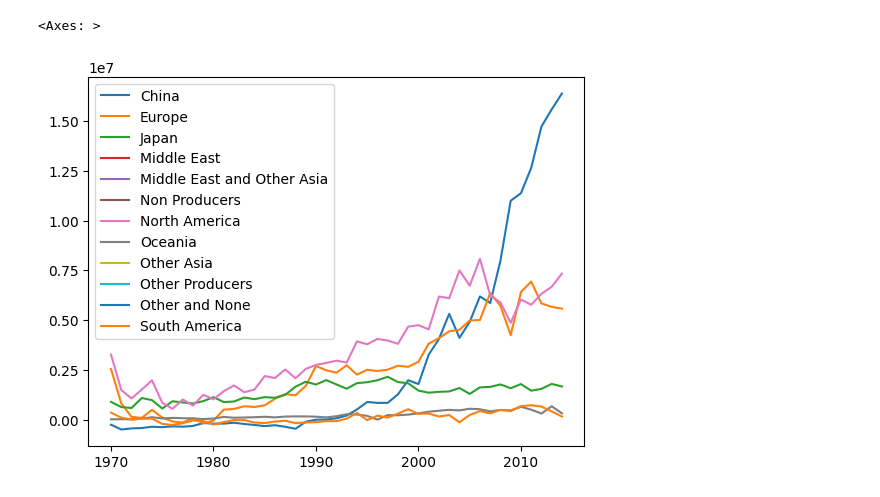
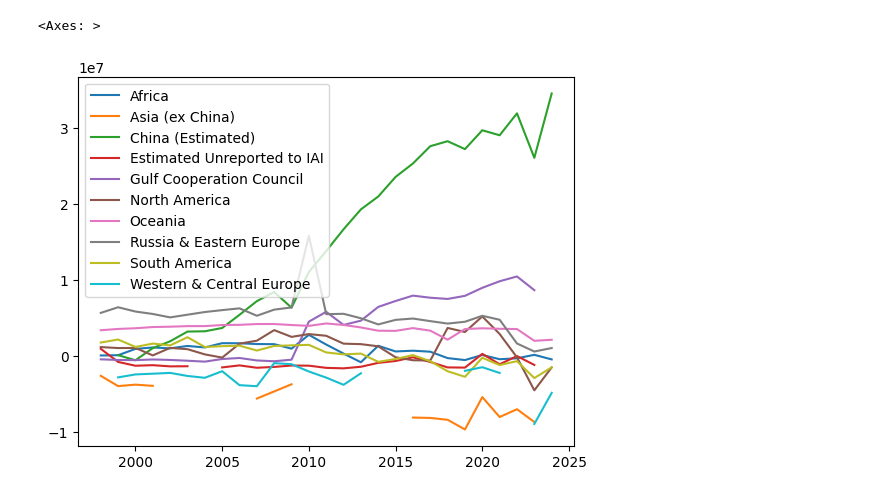
Before and after one commit to imagepbl/image-materials, a Jupyter notebook: imagematerials/rest_of/aluminium.ipynb, the cells around one changed output. Drawn from its saved outputs; the diff is of its cells as text; code cells hidden in the pictures.

```diff
--- a/imagematerials/rest_of/aluminium.ipynb
+++ b/imagematerials/rest_of/aluminium.ipynb
@@ -22,17 +22,17 @@ aluminium_regions = {
 # %%
 # Aluminium
 aluminium = ResourceModel(resource_group = 'metals', resource = 'aluminium',
-                       image_mat_available = True, start_year = 1970, end_year = 2014)
+                       image_mat_available = True, start_year = 1998, end_year = 2024)
 
 aluminium.data_grouped_regions(regions_grouping = aluminium_regions)
 # %%
-aluminium.sum_IMAGE_drivers_regions(ALUMINIUM_TO_IMAGE)
+aluminium.sum_IMAGE_drivers_regions(IAI_TO_IMAGE_CLASSES)
 aluminium.match_MAT_data_to_regions_year(match_external_regions=True)
 aluminium.calculate_historic_other_fraction()
 aluminium.historic_other_fraction_consumption.plot()
 # %% [output]
 <Axes: >
-[figure, old version]
+[figure, new version]
 # %%
 # test if there are negative values in other fraction
 aluminium.historic_other_fraction_consumption
```
Also changed, not shown: parts of 5 cells of this notebook, 4 other files.
